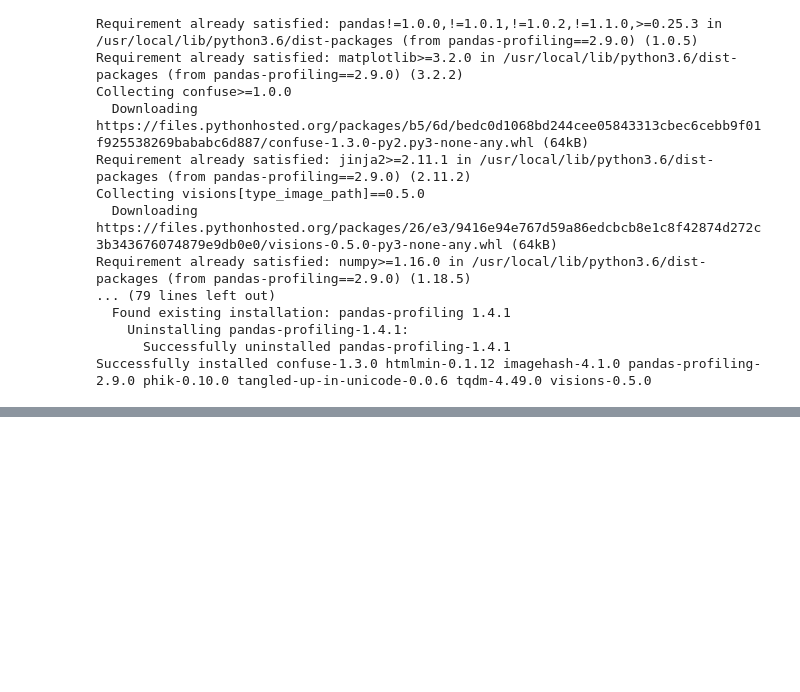
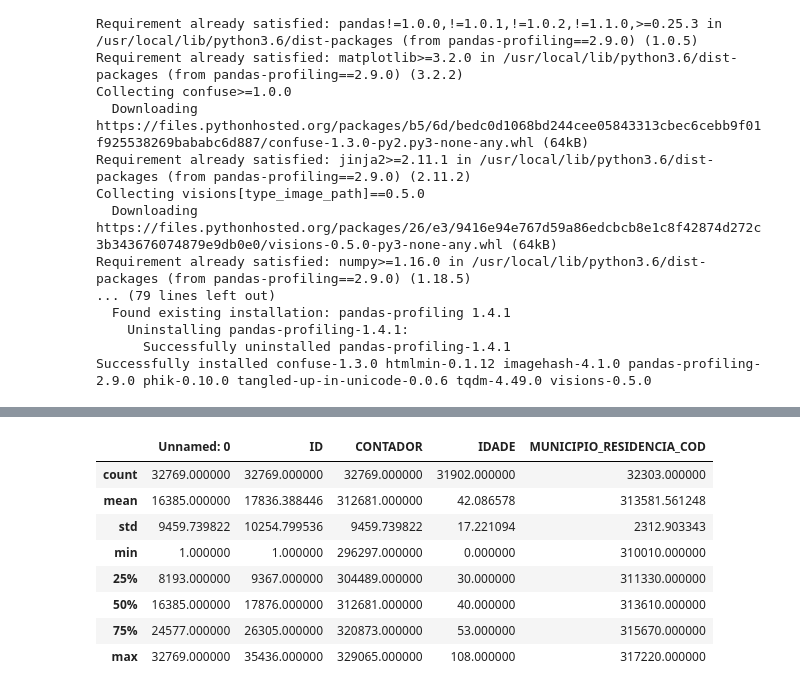
Before and after one commit to vianaerica/covidPy, a Jupyter notebook: covidPy.ipynb, the cells around one changed output, grey strips where cells are left out. Saved outputs shown, nothing was run; the diff lists cells and outputs as text; code cells hidden in the pictures; blank space fills up the shorter version.

Commit message:
Importação do plotly e identificação de outliers de idade

```diff
--- a/covidPy.ipynb
+++ b/covidPy.ipynb
@@ -61,0 +84,12 @@ profile
+# %%
+covid.describe()
+# %% [output]
+|  | Unnamed: 0 | ID | CONTADOR | IDADE | MUNICIPIO_RESIDENCIA_COD |
+| count | 32769.000000 | 32769.000000 | 32769.000000 | 31902.000000 | 32303.000000 |
+| mean | 16385.000000 | 17836.388446 | 312681.000000 | 42.086578 | 313581.561248 |
+| std | 9459.739822 | 10254.799536 | 9459.739822 | 17.221094 | 2312.903343 |
+| min | 1.000000 | 1.000000 | 296297.000000 | 0.000000 | 310010.000000 |
+| 25% | 8193.000000 | 9367.000000 | 304489.000000 | 30.000000 | 311330.000000 |
+| 50% | 16385.000000 | 17876.000000 | 312681.000000 | 40.000000 | 313610.000000 |
+| 75% | 24577.000000 | 26305.000000 | 320873.000000 | 53.000000 | 315670.000000 |
+| max | 32769.000000 | 35436.000000 | 329065.000000 | 108.000000 | 317220.000000 |
```
Also changed, not shown: parts of 6 cells of this notebook.
